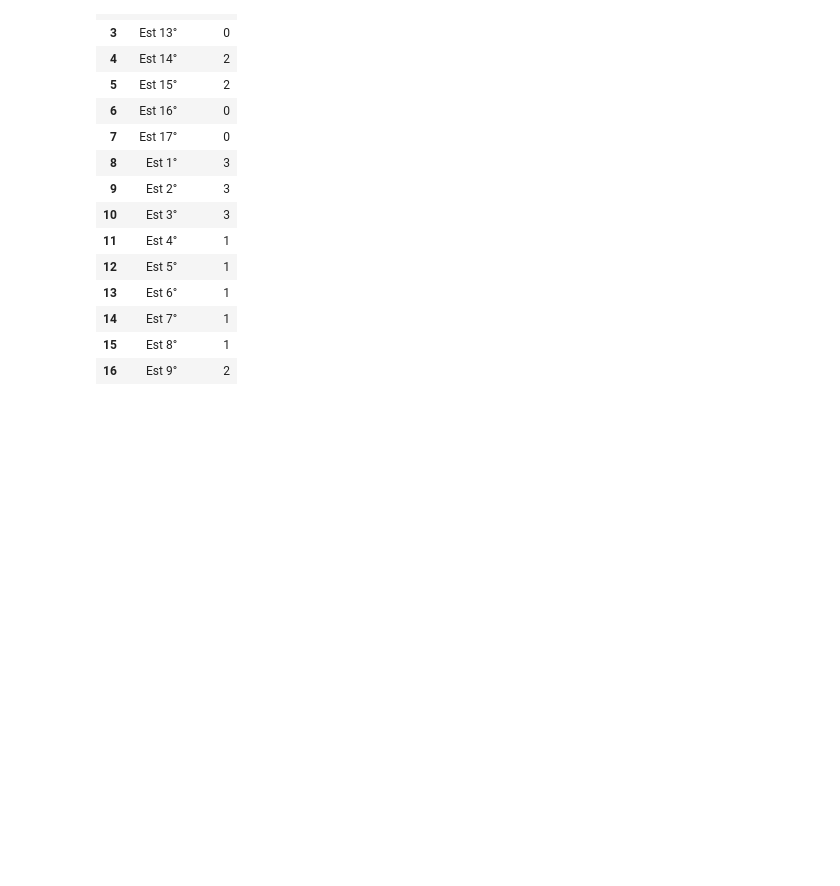
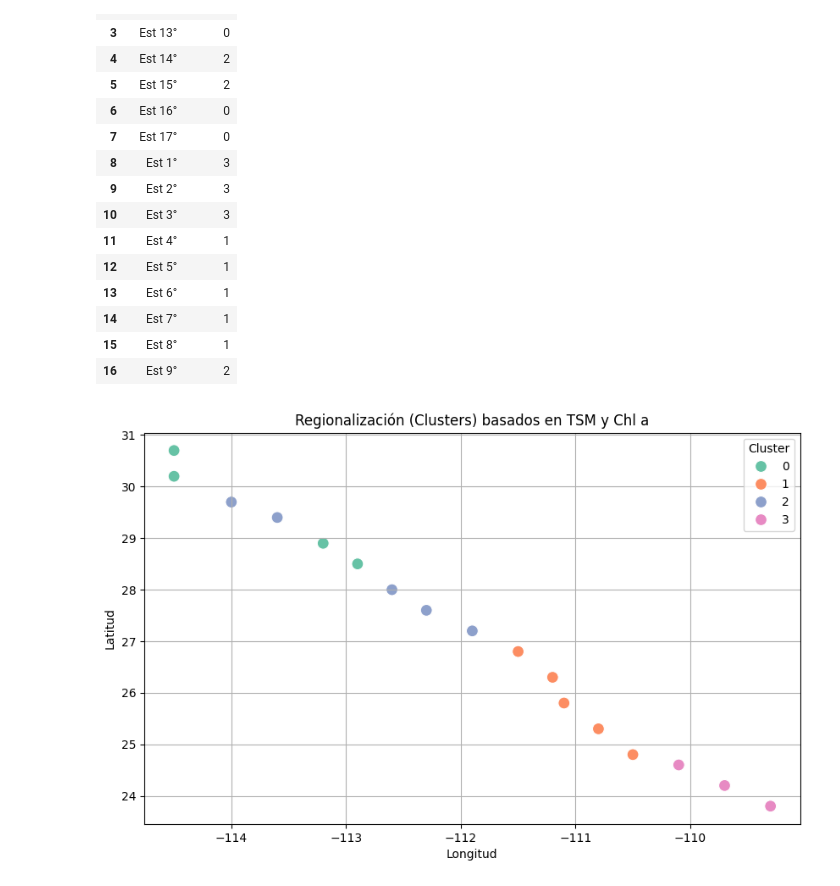
Before and after one commit to tukey-stans/ae-oceanografia-golfo-cali, a Jupyter notebook: notebooks/AABR/AABR_Clustering.ipynb, the cells around one changed output. Saved outputs shown, nothing was run; the diff lists cells and outputs as text; code cells hidden in the pictures; blank space fills up the shorter version.

```diff
--- a/notebooks/AABR/AABR_Clustering.ipynb
+++ b/notebooks/AABR/AABR_Clustering.ipynb
@@ -277,3 +277,17 @@ agg_df[['Estacion', 'Cluster']]
 | 14 | Est 7° | 1 |
 | 15 | Est 8° | 1 |
 | 16 | Est 9° | 2 |
+# %%
+import seaborn as sns
+import matplotlib.pyplot as plt
+
+plt.figure(figsize=(10, 6))
+sns.scatterplot(data=agg_df, x='Longitud', y='Latitud', hue='Cluster', palette='Set2', s=100)
+plt.title('Regionalización (Clusters) basados en TSM y Chl a')
+plt.xlabel('Longitud')
+plt.ylabel('Latitud')
+plt.legend(title='Cluster')
+plt.grid(True)
+plt.show()
+# %% [output]
+[figure, added]
```
Also changed, not shown: parts of 1 cell of this notebook.
